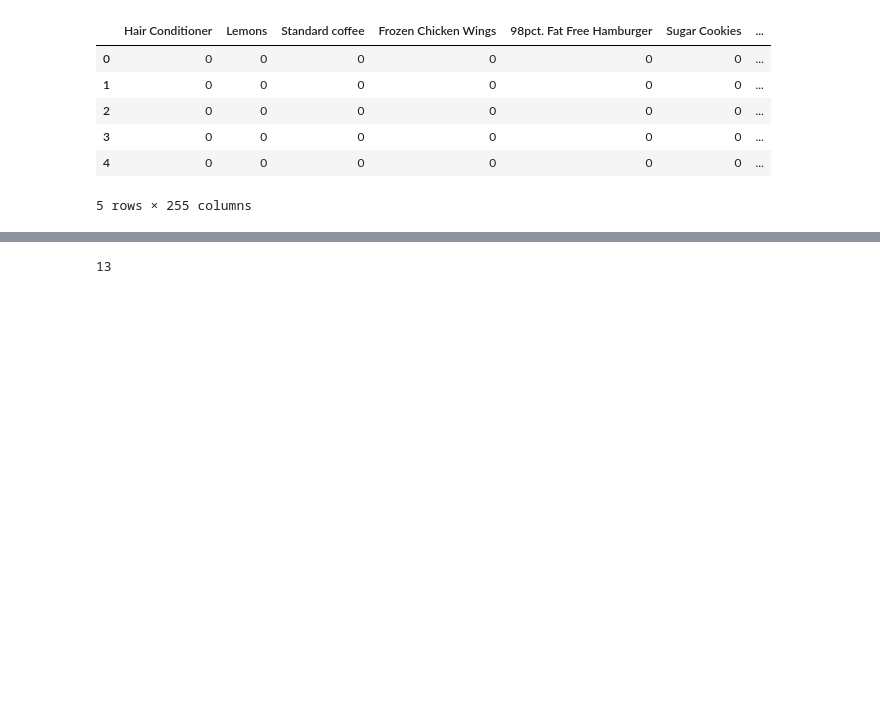
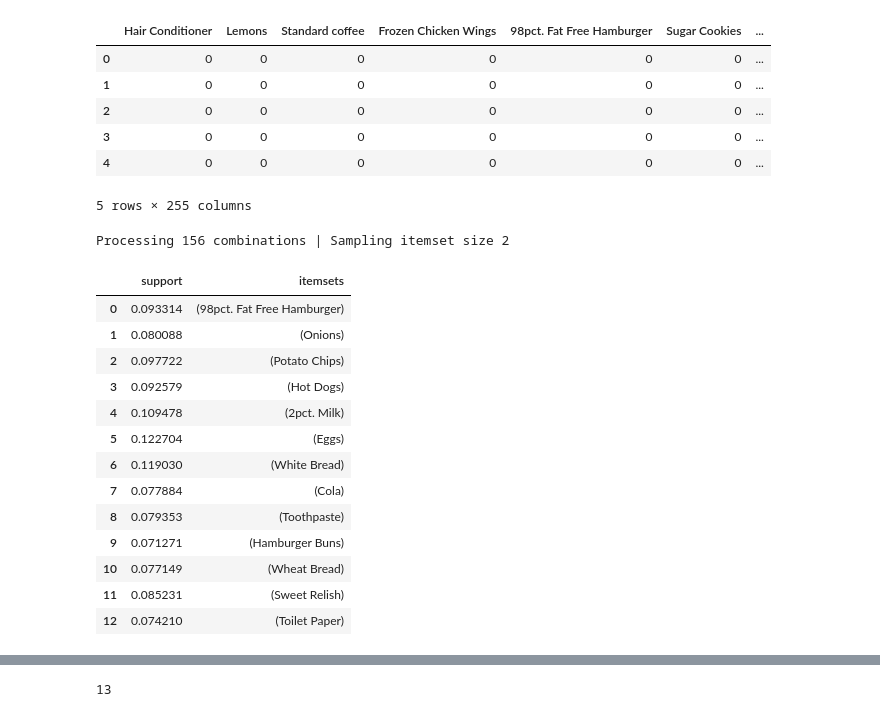
Before and after one commit to cypision/Alchemy-in-MLDL, a Jupyter notebook: ML_Area/Association_Rule.ipynb, the cells around one changed output, grey strips where cells are left out. Cells and saved outputs as stored; diff of their text form; code cells hidden in the pictures; blank space fills up the shorter version.

```diff
--- a/ML_Area/Association_Rule.ipynb
+++ b/ML_Area/Association_Rule.ipynb
@@ -521,6 +521,25 @@ mdf.head()
 | 3 | 0 | 0 | 0 | 0 | 0 | 0 | ... |
 | 4 | 0 | 0 | 0 | 0 | 0 | 0 | ... |
 5 rows × 255 columns
+# %%
+freq_items = apriori(mdf, min_support=0.07, use_colnames=True, verbose=1)
+freq_items
+# %% [output]
+Processing 156 combinations | Sampling itemset size 2
+|  | support | itemsets |
+| 0 | 0.093314 | (98pct. Fat Free Hamburger) |
+| 1 | 0.080088 | (Onions) |
+| 2 | 0.097722 | (Potato Chips) |
+| 3 | 0.092579 | (Hot Dogs) |
+| 4 | 0.109478 | (2pct. Milk) |
+| 5 | 0.122704 | (Eggs) |
+| 6 | 0.119030 | (White Bread) |
+| 7 | 0.077884 | (Cola) |
+| 8 | 0.079353 | (Toothpaste) |
+| 9 | 0.071271 | (Hamburger Buns) |
+| 10 | 0.077149 | (Wheat Bread) |
+| 11 | 0.085231 | (Sweet Relish) |
+| 12 | 0.074210 | (Toilet Paper) |
 # %%
 freq_items_01 = apriori(mdf, min_support=0.05, use_colnames=True, verbose=1)
 freq_items_01
```
Also changed, not shown: parts of 19 cells of this notebook.
